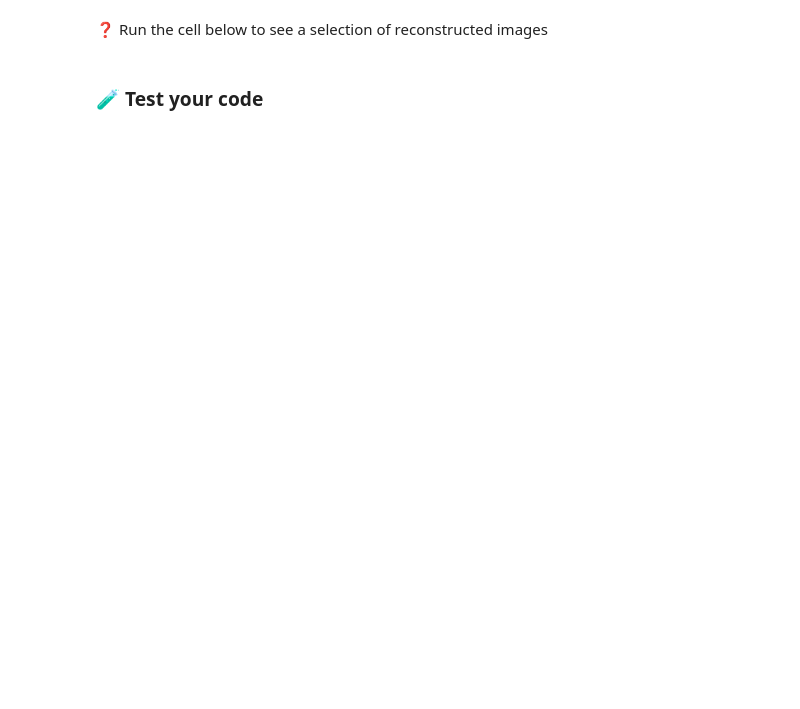
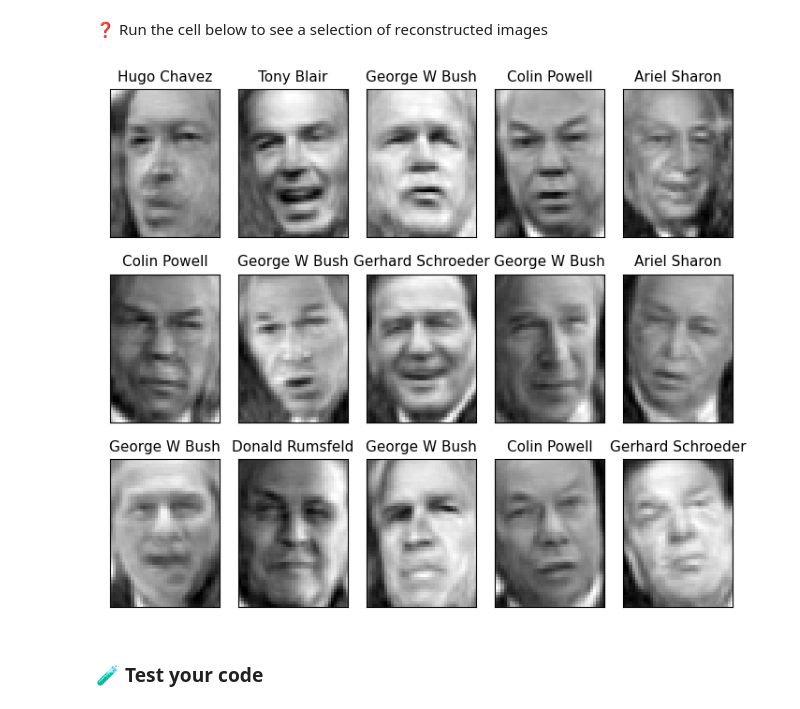
Before and after one commit to tanushrin/data-face-recognition, a Jupyter notebook: face_recognition.ipynb, the cells around one changed output. Drawn from its saved outputs; the diff is of its cells as text; code cells hidden in the pictures; blank space fills up the shorter version.

```diff
--- a/face_recognition.ipynb
+++ b/face_recognition.ipynb
@@ -135,18 +188,23 @@ Reshape the flattened data into an image of 50 x 37 pixels
 # %%
 fig = plt.figure(figsize=(7, 10))
 
 for i in range(15):
     plt.subplot(5, 5, i + 1)
 
     # Display each image with a title, which we grab from the dataset
     plt.title(faces.target_names[faces.target[i]], size=11)
-    plt.imshow(pca.inverse_transform(data_projected)[i].reshape((50,37)), cmap=plt.cm.gray)
+    plt.imshow(
+        pca.inverse_transform(data_projected)[i].reshape((50, 37)),
+        cmap=plt.cm.gray
+    )
 
     # Remove plot ticks
     plt.xticks(())
     plt.yticks(())
 
 plt.tight_layout()
+# %% [output]
+[figure, added]
 # %% [markdown]
 ### 🧪 Test your code
 # %%
```
Also changed, not shown: parts of 52 cells of this notebook.
